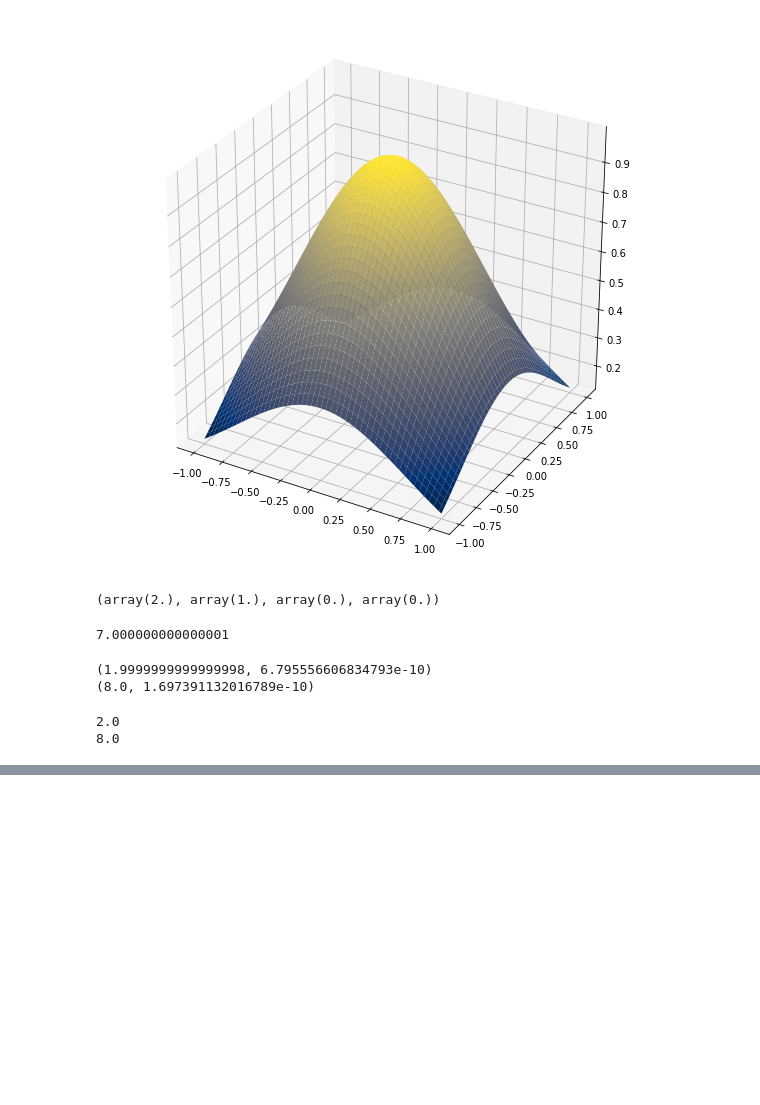
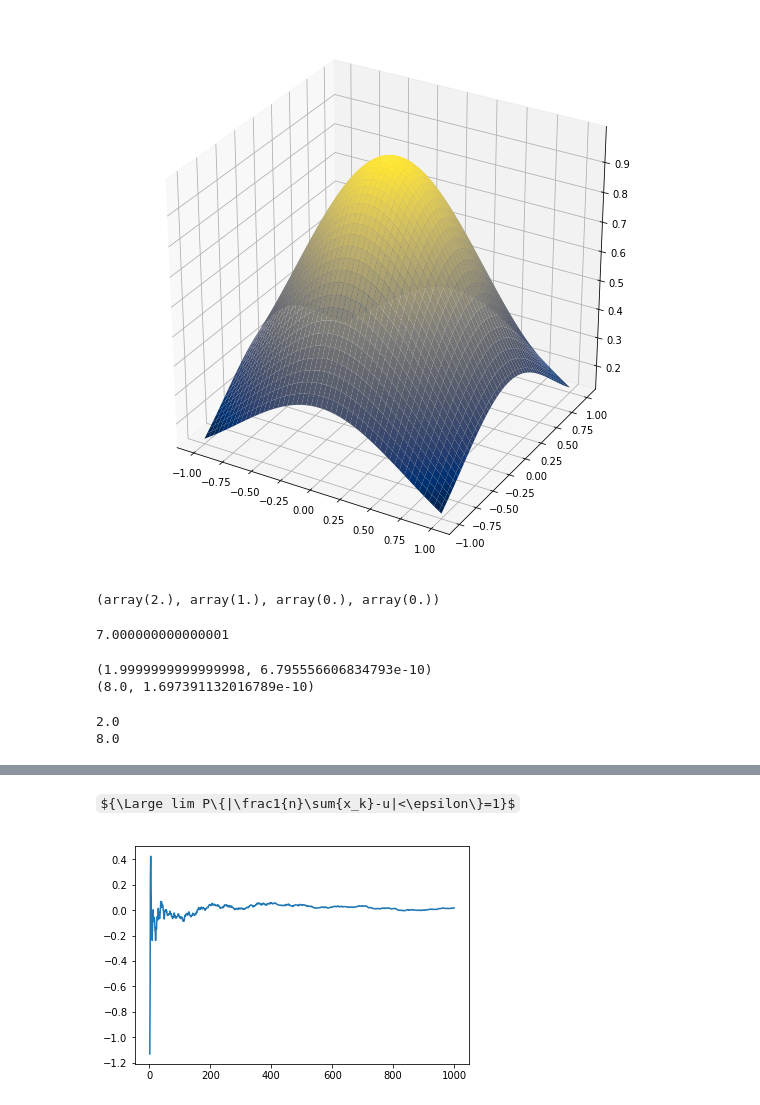
Before and after one commit to lynn0503/Notes-backup, a Jupyter notebook: Probability and Statistics.ipynb, the cells around one changed output, grey strips where cells are left out. Cells and saved outputs as stored; diff of their text form; code cells hidden in the pictures; some formulas as TeX source; blank space fills up the shorter version.

```diff
--- a/Probability and Statistics.ipynb
+++ b/Probability and Statistics.ipynb
@@ -287,0 +304,17 @@ print(E(scale=2).moment(2))
+# %% [markdown]
+${\Large lim P\{|\frac1{n}\sum{x_k}-u|<\epsilon\}=1}$
+# %%
+# 大数定律一般形式，均值稳定
+rb=B.rvs(10,0.6,size=1000)
+rp=P.rvs(mu=6,size=1000)
+rn=N.rvs(loc=6,size=1000)
+
+y=[]
+rsum=0
+for i in range(1000):
+    rsum=rsum+(rb[i]+rp[i]+rn[i])
+    y.append(rsum/(3*(i+1))-6)
+plt.plot(x,y)
+plt.show()
+# %% [output]
+[figure, added]
```
Also changed, not shown: parts of 8 cells of this notebook.
